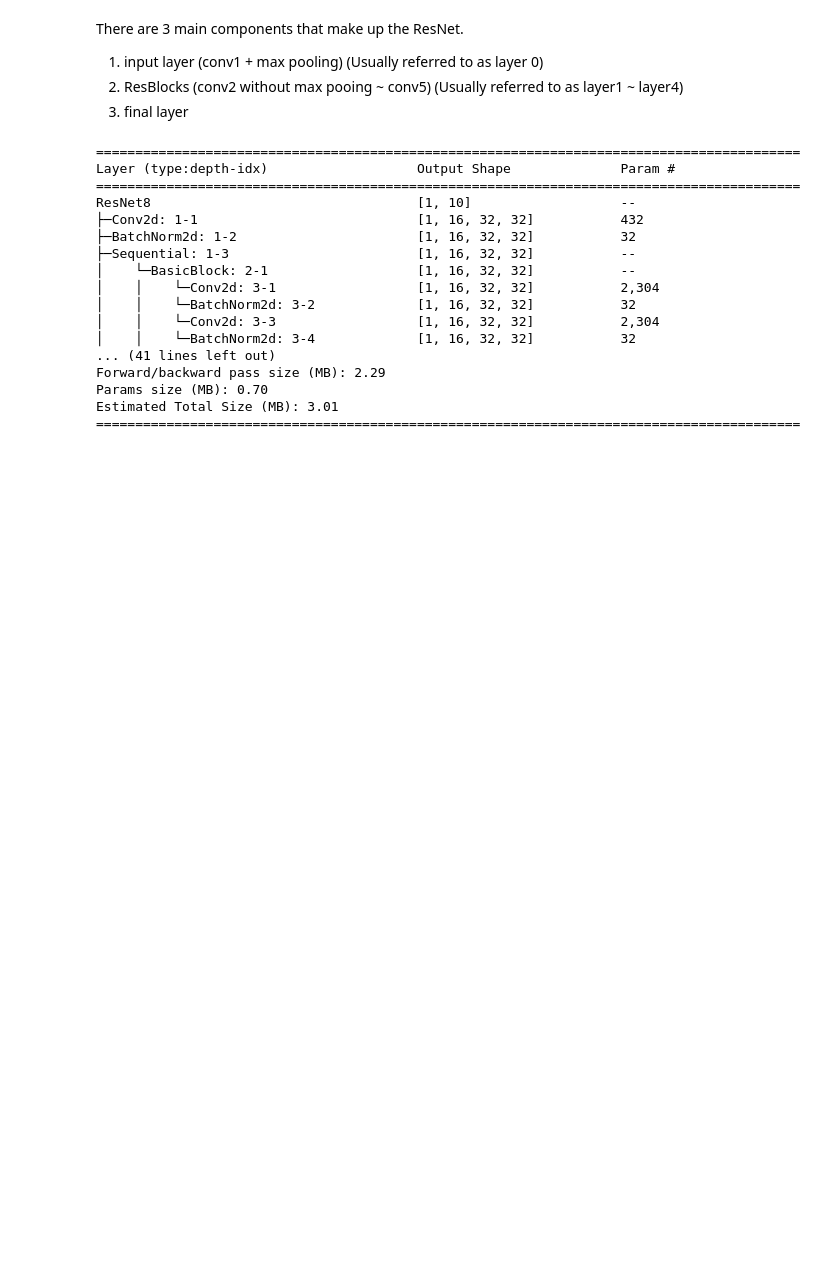
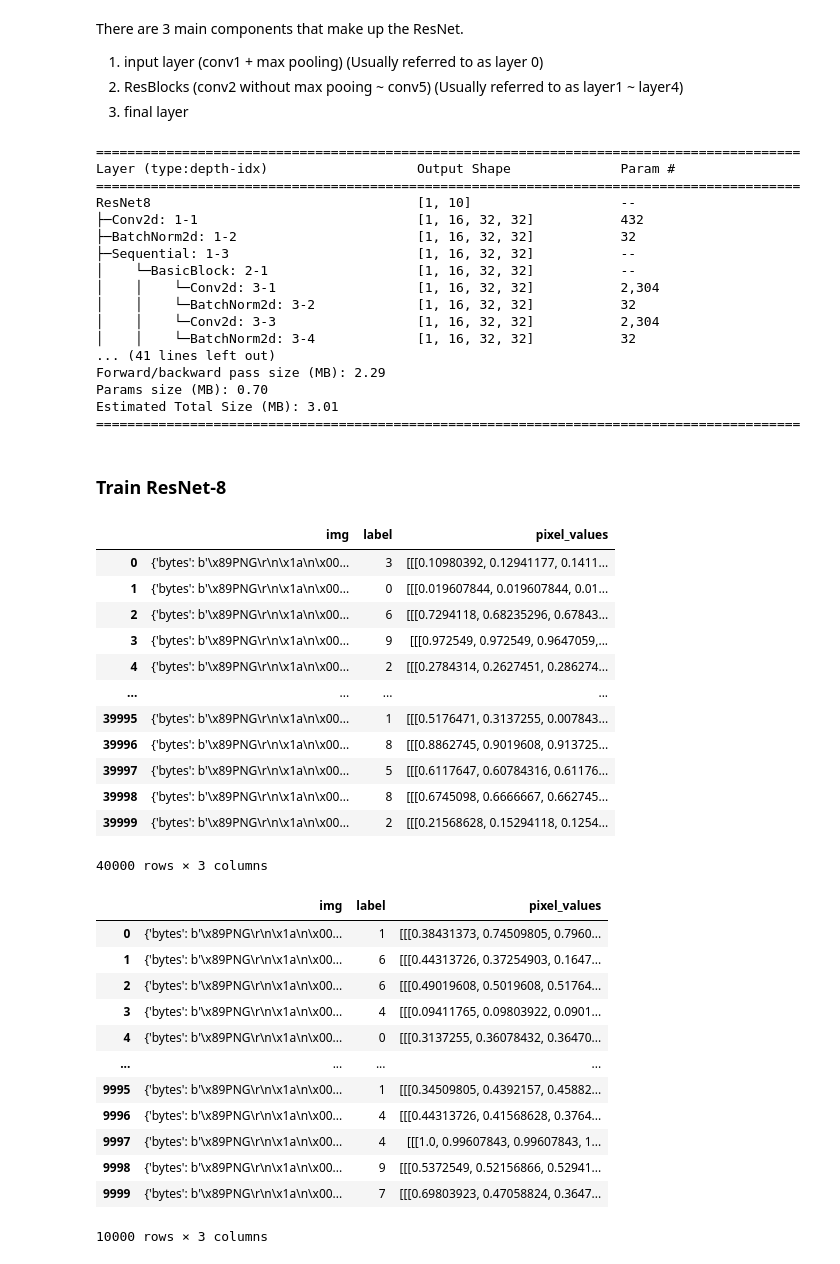
Before and after one commit to robrohan/AUT, a Jupyter notebook: COMP813/Report/resent.ipynb, the cells around one changed output. Drawn from its saved outputs; the diff is of its cells as text; code cells hidden in the pictures; blank space fills up the shorter version.

Commit message:
Adding train/test split

```diff
--- a/COMP813/Report/resent.ipynb
+++ b/COMP813/Report/resent.ipynb
@@ -60,10 +60,11 @@ Device: mps
 # %%
 from datasets import load_dataset
 
-t_dataset = load_dataset("uoft-cs/cifar10", split="train", trust_remote_code=False)
+t_dataset = load_dataset("cifar10", split="train", trust_remote_code=False)
 r_dataset = load_dataset("robro/cifar10-c-parquet", split="train", trust_remote_code=False)
 classes = ["airplane","automobile","bird","cat","deer","dog","frog","horse","ship","truck",]
 
+# Shuffle the full datasets
 t_dataset = t_dataset.shuffle(seed=SEED)
 r_dataset = r_dataset.shuffle(seed=SEED)
 
@@ -349,3 +355,40 @@ Forward/backward pass size (MB): 2.29
 Params size (MB): 0.70
 Estimated Total Size (MB): 3.01
 ==========================================================================================
+# %% [markdown]
+### Train ResNet-8
+# %%
+# Split training and testing by 20%
+train_test_ds = t_dataset.train_test_split(test_size=0.2)
+train = train_test_ds['train'].to_pandas()
+test = train_test_ds['test'].to_pandas()
+
+display(train)
+display(test)
+# %% [output]
+|  | img | label | pixel_values |
+| 0 | {'bytes': b'\x89PNG\r\n\x1a\n\x00... | 3 | [[[0.10980392, 0.12941177, 0.1411... |
+| 1 | {'bytes': b'\x89PNG\r\n\x1a\n\x00... | 0 | [[[0.019607844, 0.019607844, 0.01... |
+| 2 | {'bytes': b'\x89PNG\r\n\x1a\n\x00... | 6 | [[[0.7294118, 0.68235296, 0.67843... |
+| 3 | {'bytes': b'\x89PNG\r\n\x1a\n\x00... | 9 | [[[0.972549, 0.972549, 0.9647059,... |
+| 4 | {'bytes': b'\x89PNG\r\n\x1a\n\x00... | 2 | [[[0.2784314, 0.2627451, 0.286274... |
+| ... | ... | ... | ... |
+| 39995 | {'bytes': b'\x89PNG\r\n\x1a\n\x00... | 1 | [[[0.5176471, 0.3137255, 0.007843... |
+| 39996 | {'bytes': b'\x89PNG\r\n\x1a\n\x00... | 8 | [[[0.8862745, 0.9019608, 0.913725... |
+| 39997 | {'bytes': b'\x89PNG\r\n\x1a\n\x00... | 5 | [[[0.6117647, 0.60784316, 0.61176... |
+| 39998 | {'bytes': b'\x89PNG\r\n\x1a\n\x00... | 8 | [[[0.6745098, 0.6666667, 0.662745... |
+| 39999 | {'bytes': b'\x89PNG\r\n\x1a\n\x00... | 2 | [[[0.21568628, 0.15294118, 0.1254... |
+40000 rows × 3 columns
+|  | img | label | pixel_values |
+| 0 | {'bytes': b'\x89PNG\r\n\x1a\n\x00... | 1 | [[[0.38431373, 0.74509805, 0.7960... |
+| 1 | {'bytes': b'\x89PNG\r\n\x1a\n\x00... | 6 | [[[0.44313726, 0.37254903, 0.1647... |
+| 2 | {'bytes': b'\x89PNG\r\n\x1a\n\x00... | 6 | [[[0.49019608, 0.5019608, 0.51764... |
+| 3 | {'bytes': b'\x89PNG\r\n\x1a\n\x00... | 4 | [[[0.09411765, 0.09803922, 0.0901... |
+| 4 | {'bytes': b'\x89PNG\r\n\x1a\n\x00... | 0 | [[[0.3137255, 0.36078432, 0.36470... |
+| ... | ... | ... | ... |
+| 9995 | {'bytes': b'\x89PNG\r\n\x1a\n\x00... | 1 | [[[0.34509805, 0.4392157, 0.45882... |
+| 9996 | {'bytes': b'\x89PNG\r\n\x1a\n\x00... | 4 | [[[0.44313726, 0.41568628, 0.3764... |
+| 9997 | {'bytes': b'\x89PNG\r\n\x1a\n\x00... | 4 | [[[1.0, 0.99607843, 0.99607843, 1... |
+| 9998 | {'bytes': b'\x89PNG\r\n\x1a\n\x00... | 9 | [[[0.5372549, 0.52156866, 0.52941... |
+| 9999 | {'bytes': b'\x89PNG\r\n\x1a\n\x00... | 7 | [[[0.69803923, 0.47058824, 0.3647... |
+10000 rows × 3 columns
```
Also changed, not shown: parts of 4 cells of this notebook.
